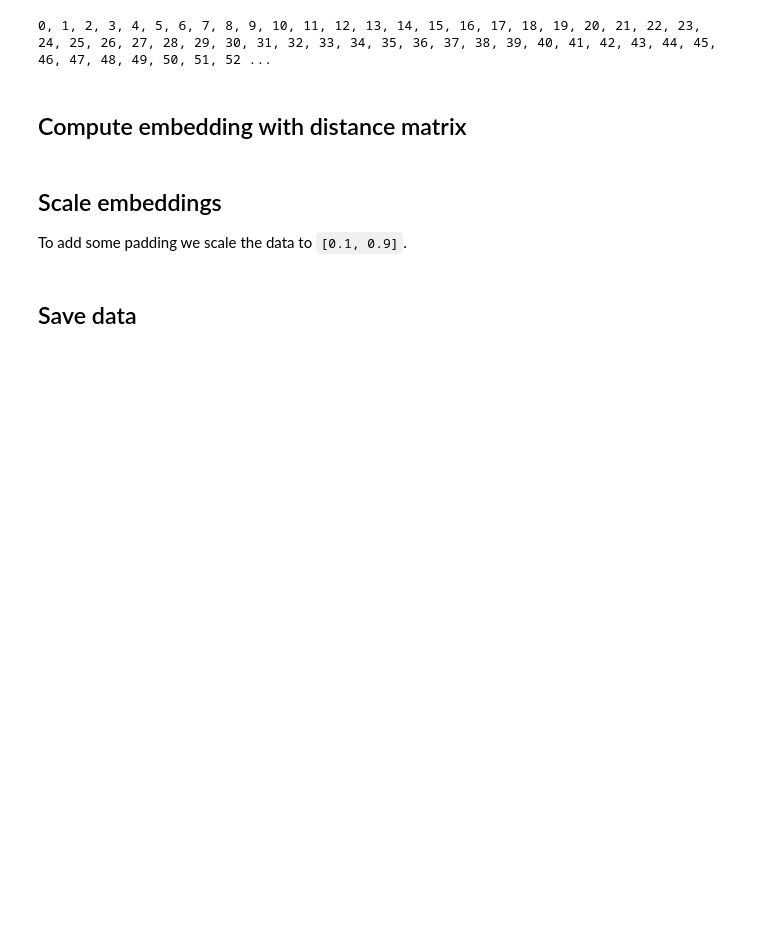
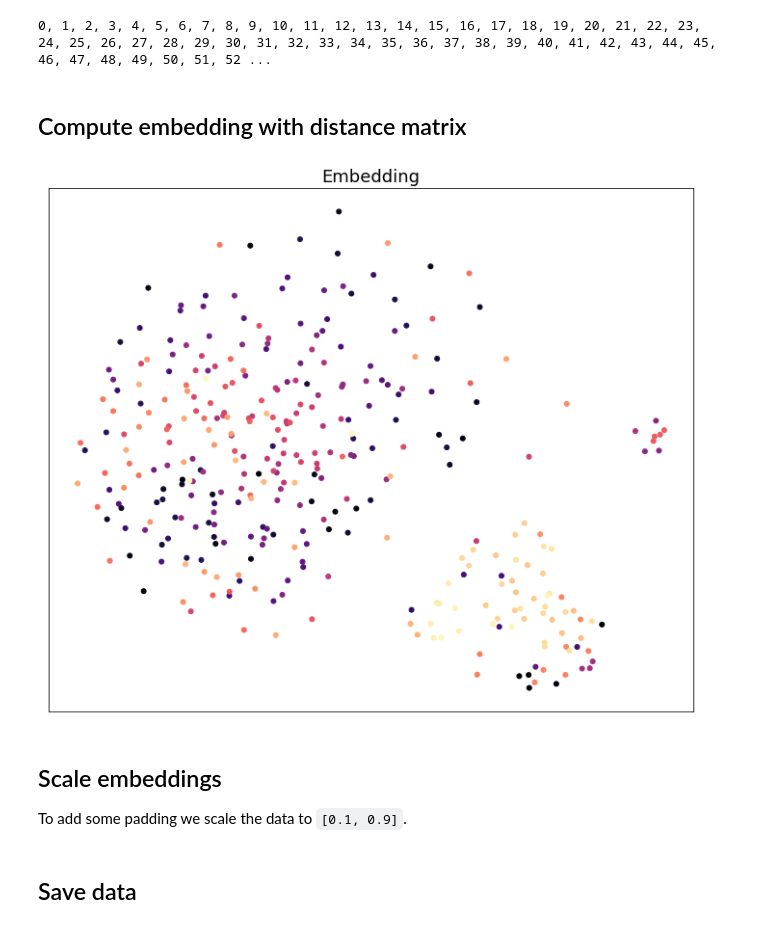
Before and after one commit to flekschas/piling.js, a Jupyter notebook: examples/movie-frames-embedding.ipynb, the cells around one changed output. Saved outputs shown, nothing was run; the diff lists cells and outputs as text; code cells hidden in the pictures; blank space fills up the shorter version.

```diff
--- a/examples/movie-frames-embedding.ipynb
+++ b/examples/movie-frames-embedding.ipynb
@@ -159,3 +226,19 @@ umap_gray = UMAP(n_neighbors=60, metric='precomputed').fit_transform(dist_gray)
+# %%
+from matplotlib import cm
+cmap = [cm.magma(int(i)) for i in np.linspace(0, 255, umap_ssim.shape[0])]
+# %%
+import matplotlib.pyplot as plt
+
+umap_ssim = UMAP(n_neighbors=15, metric='precomputed').fit_transform(np.abs(ssim_dist))
+
+fig, ax = plt.subplots(figsize=(12, 10))
+plt.scatter(umap_ssim[:, 0], umap_ssim[:, 1], s=25, c=cmap)
+# plt.plot(umap_ssim[:, 0], umap_ssim[:, 1])
+plt.setp(ax, xticks=[], yticks=[])
+plt.title("Embedding", fontsize=18)
+plt.show()
+# %% [output]
+[figure, added]
 # %%
 mds_hsl = MDS(dissimilarity='precomputed', n_jobs=-1).fit_transform(dist_hsl)
 tsne_hsl = TSNE(metric='precomputed', n_jobs=-1).fit_transform(dist_hsl)
```
Also changed, not shown: parts of 12 cells of this notebook.
